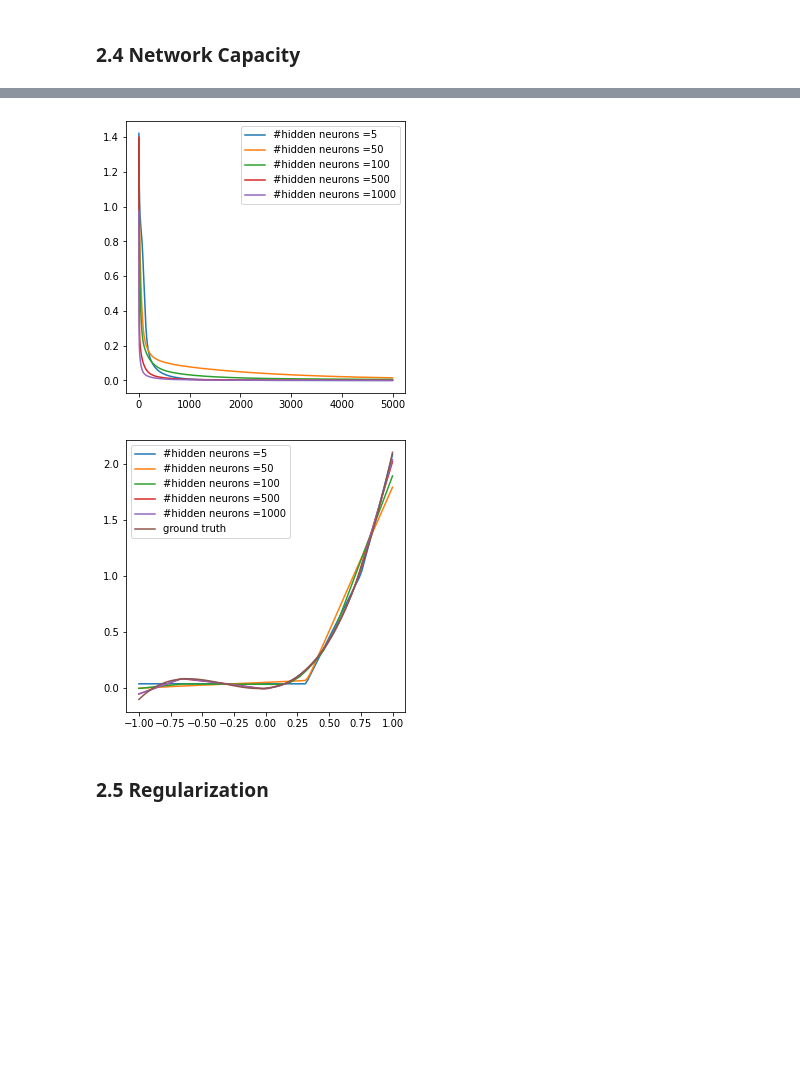
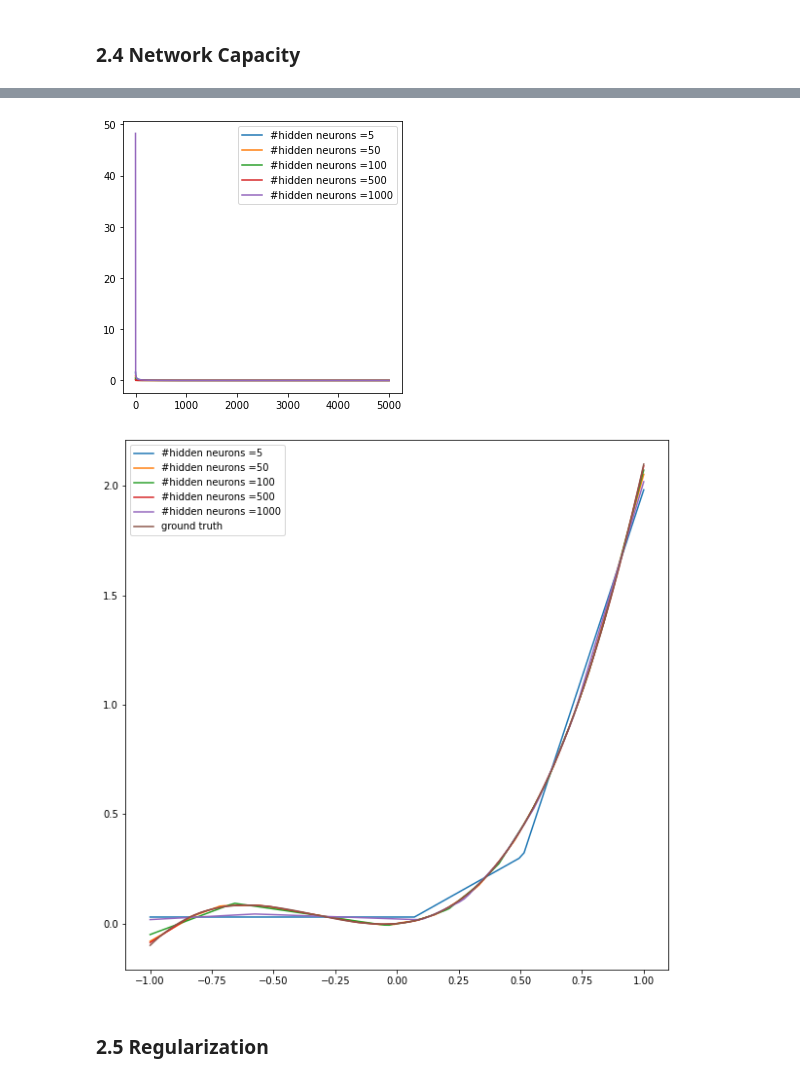
Before and after one commit to levinz97/DL-course, a Jupyter notebook: basics/ProgPractice3_stud.ipynb, the cells around one changed output, grey strips where cells are left out. Saved outputs shown, nothing was run; the diff lists cells and outputs as text; code cells hidden in the pictures; blank space fills up the shorter version.

Commit message:
Prog3: perf improved with better initialization from Glorot

```diff
--- a/basics/ProgPractice3_stud.ipynb
+++ b/basics/ProgPractice3_stud.ipynb
@@ -109,17 +109,24 @@ class NeuralNetwork():
 # %% [markdown]
 ### 2.2 Parameter Initialization
 # %%
+
 def initialize_parameters(method, num_neurons):
     random_state = np.random.RandomState(42)
     if (method == "normal"):
       # w1 = np.random.normal(0,0.1,size=(num_neurons,1))
       # w2 = np.random.normal(0,0.1,size=(1,num_neurons))
       stddev = 0.1
-      w1 = stddev * random_state.randn(num_neurons,1)
-      w2 = stddev * random_state.randn(1, num_neurons)
+      w1_stddev = 1/np.sqrt(num_neurons)
+      w2_stddev = 1/np.sqrt(1) # initiliazation according to Glorot in this case better than He or mixed
+      w1 = w1_stddev * random_state.randn(num_neurons,1)
+      w2 = w2_stddev * random_state.randn(1, num_neurons)
     else:
-      w1 = random_state.uniform(-0.1,0.1,size=(num_neurons,1))
-      w2 = random_state.uniform(-0.1,0.1,size=(1,num_neurons))
+      if (method == "uniform"):
+        w1 = random_state.uniform(-0.1,0.1,size=(num_neurons,1))
+        w2 = random_state.uniform(-0.1,0.1,size=(1,num_neurons))
+      else:
+        w1 = np.zeros((num_neurons,1))
+        w2 = np.zeros((1,num_neurons))
     b1 = np.zeros((num_neurons,1))
     b2 = 0
     return w1, b1, w2, b2
@@ -288,16 +327,16 @@ for idx, num_neurons in enumerate(num_neurons_list):
 plt.legend()
 plt.show()
 # %% [output]
-[figure, old version]
+[figure, new version]
 # %%
-plt.figure(figsize=(5,5))
+plt.figure(figsize=(10,10))
 for idx, num_neurons in enumerate(num_neurons_list):
     plt.plot(x[0,:], prediction_results[idx][0,:], label=f'#hidden neurons ={num_neurons}')
 plt.plot(x[0,:],y[0,:],label='ground truth')
 plt.legend()
 plt.show()
 # %% [output]
-[figure, old version]
+[figure, new version]
 # %% [markdown]
 ### 2.5 Regularization
 # %%
```
Also changed, not shown: parts of 14 cells of this notebook.
